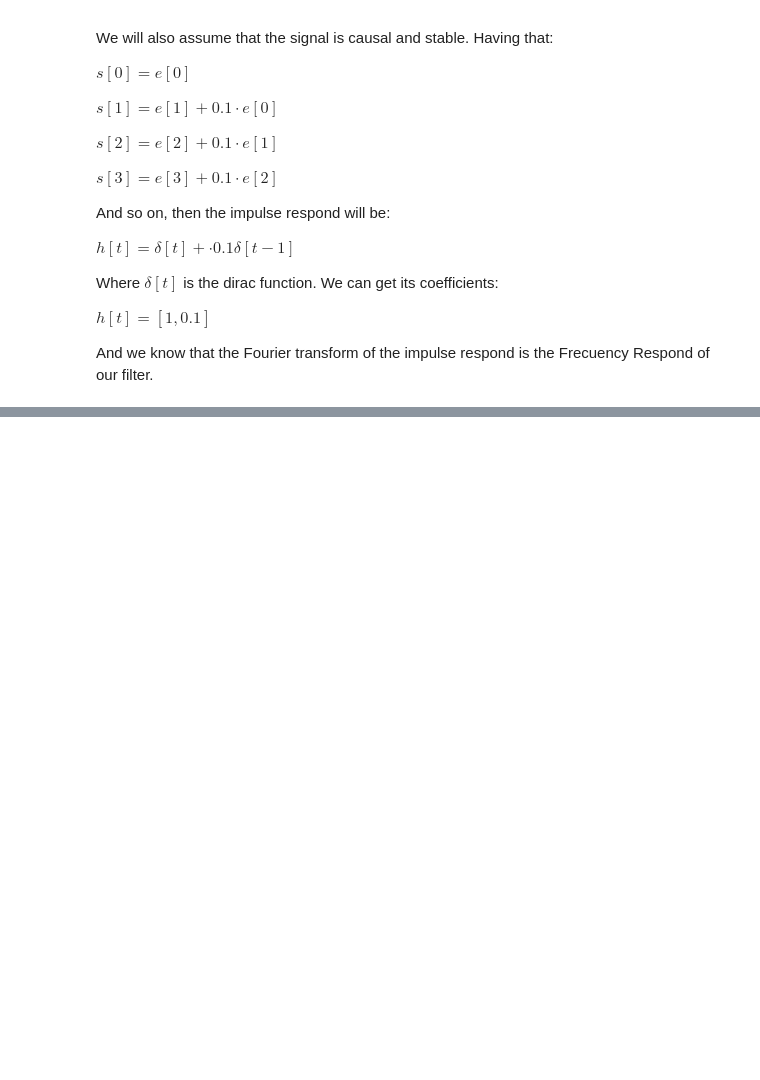
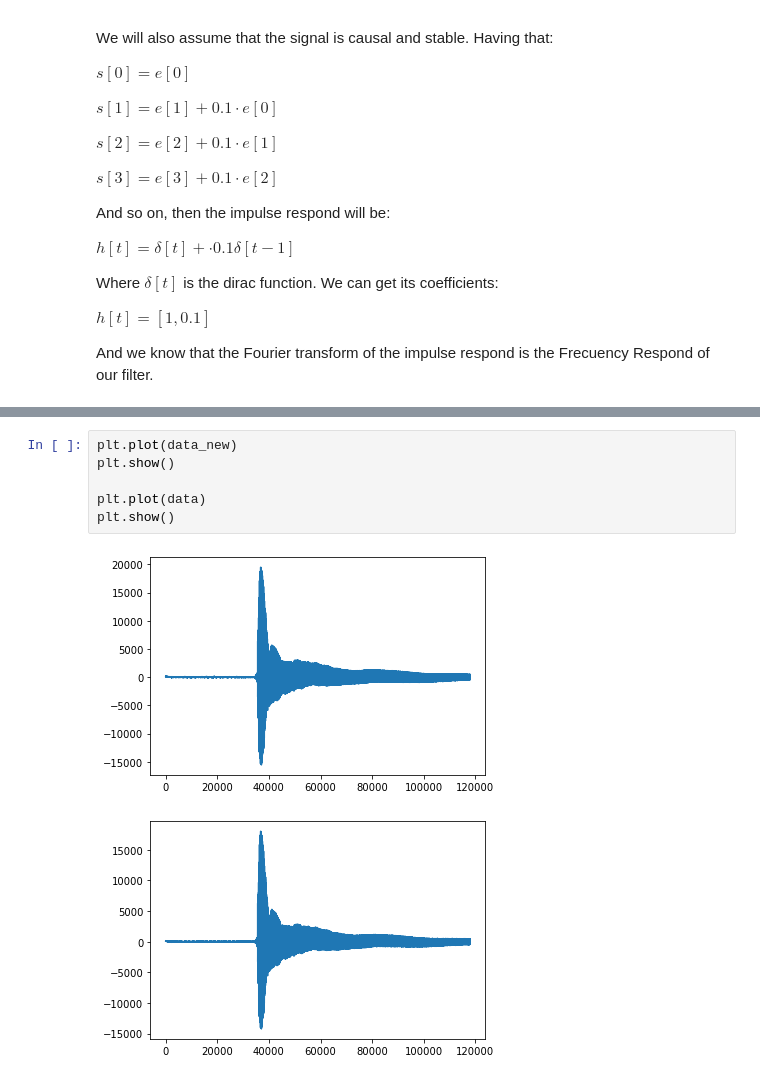
Before and after one commit to lyshuga/Signal_processing, a Jupyter notebook: Filtering/FIRFilter.ipynb, the cells around one changed output, grey strips where cells are left out. Cells and saved outputs as stored; diff of their text form; blank space fills up the shorter version.

```diff
--- a/Filtering/FIRFilter.ipynb
+++ b/Filtering/FIRFilter.ipynb
@@ -64,0 +125,9 @@ DELAY=1 #Time delay
+# %%
+plt.plot(data_new)
+plt.show()
+
+plt.plot(data)
+plt.show()
+# %% [output]
+[figure, added]
+[figure, added]
```
Also changed, not shown: parts of 13 cells of this notebook, 1 other file.
